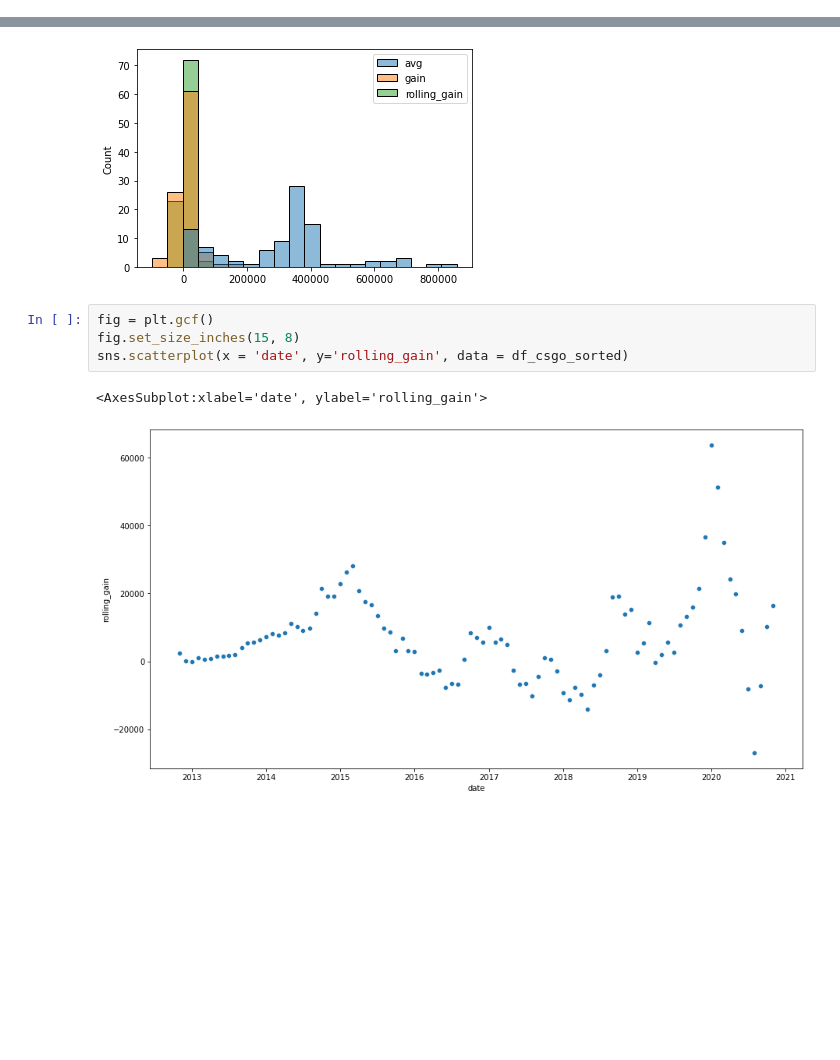
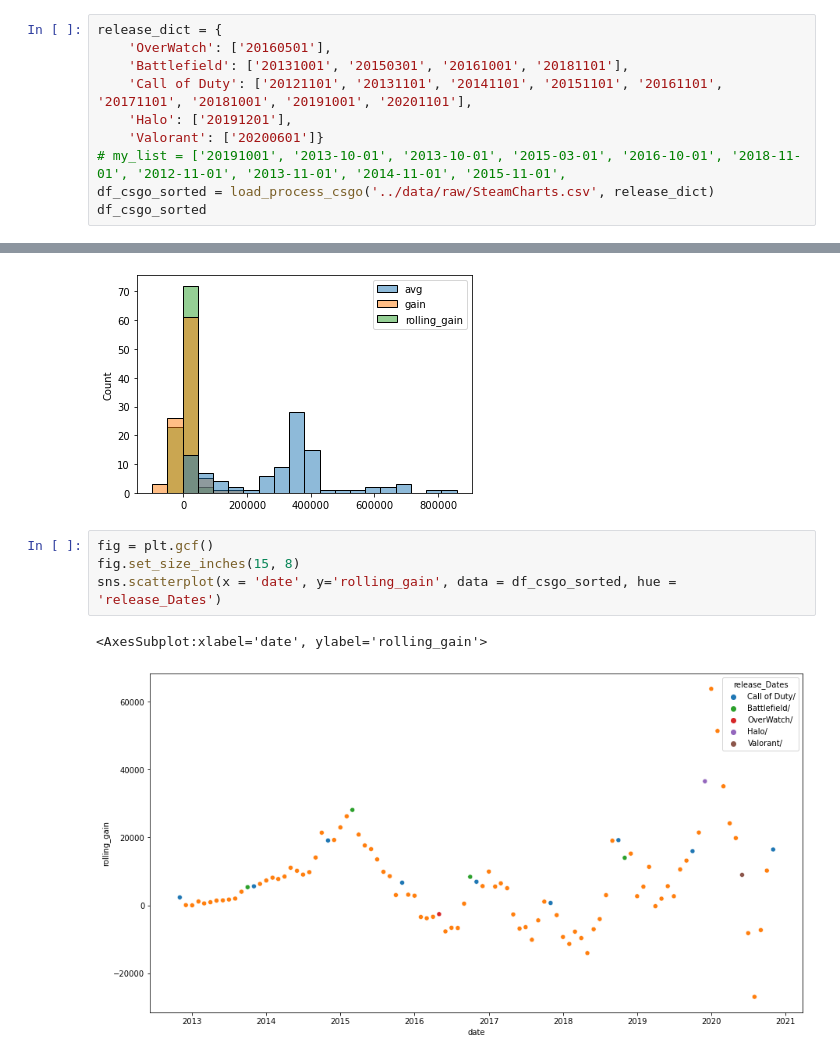
Before and after one commit to data301-2021-winter1/project-group01-project, a Jupyter notebook: notebooks/analysis1.ipynb, the cells around one changed output, grey strips where cells are left out. Cells and saved outputs as stored; diff of their text form; blank space fills up the shorter version.

Commit message:
Made changes to the method chain and processed a .csv file.

```diff
--- a/notebooks/analysis1.ipynb
+++ b/notebooks/analysis1.ipynb
@@ -130,0 +114,10 @@ df_csgo_sorted
+# %%
+release_dict = {
+    'OverWatch': ['20160501'],
+    'Battlefield': ['20131001', '20150301', '20161001', '20181101'],
+    'Call of Duty': ['20121101', '20131101', '20141101', '20151101', '20161101', '20171101', '20181001', '20191001', '20201101'],
+    'Halo': ['20191201'],
+    'Valorant': ['20200601']}
+# my_list = ['20191001', '2013-10-01', '2013-10-01', '2015-03-01', '2016-10-01', '2018-11-01', '2012-11-01', '2013-11-01', '2014-11-01', '2015-11-01',
+df_csgo_sorted = load_process_csgo('../data/raw/SteamCharts.csv', release_dict)
+df_csgo_sorted
@@ -265,7 +279,7 @@ sns.histplot(data=df_csgo_sorted, x='date', y='avg')
 # %%
 fig = plt.gcf()
 fig.set_size_inches(15, 8)
-sns.scatterplot(x = 'date', y='rolling_gain', data = df_csgo_sorted)
+sns.scatterplot(x = 'date', y='rolling_gain', data = df_csgo_sorted, hue = 'release_Dates')
 # %% [output]
 <AxesSubplot:xlabel='date', ylabel='rolling_gain'>
-[figure, old version]
+[figure, new version]
```
Also changed, not shown: parts of 3 cells of this notebook, 2 other files.
